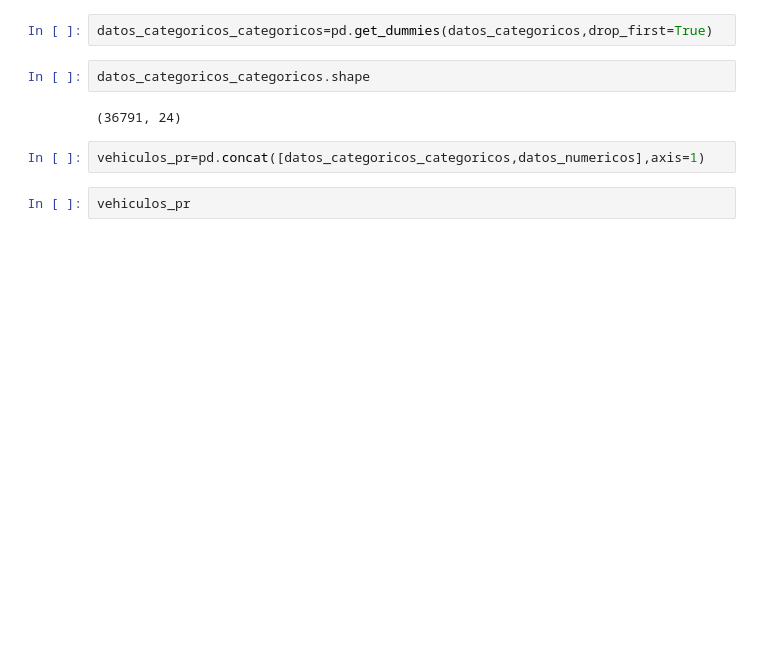
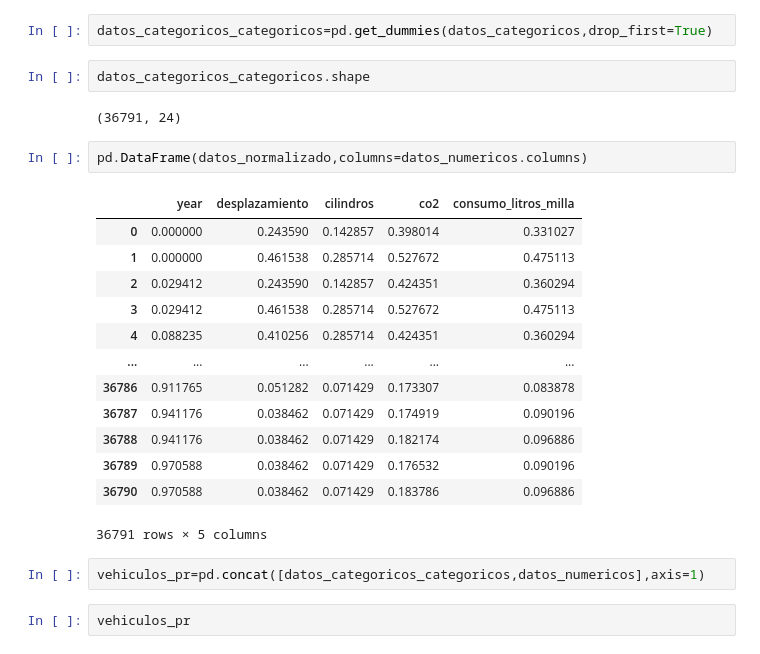
Before and after one commit to jsanz81/Bootcamp_Abril2023, a Jupyter notebook: 05_Machine_Learning/03_Aprendizaje_No_Supervisado/Cluster/Kmeans/K-Means.ipynb, the cells around one changed output. Drawn from its saved outputs; the diff is of its cells as text; blank space fills up the shorter version.

```diff
--- a/05_Machine_Learning/03_Aprendizaje_No_Supervisado/Cluster/Kmeans/K-Means.ipynb
+++ b/05_Machine_Learning/03_Aprendizaje_No_Supervisado/Cluster/Kmeans/K-Means.ipynb
@@ -104,6 +136,22 @@ datos_categoricos_categoricos=pd.get_dummies(datos_categoricos,drop_first=True)
 datos_categoricos_categoricos.shape
 # %% [output]
 (36791, 24)
+# %%
+pd.DataFrame(datos_normalizado,columns=datos_numericos.columns)
+# %% [output]
+|  | year | desplazamiento | cilindros | co2 | consumo_litros_milla |
+| 0 | 0.000000 | 0.243590 | 0.142857 | 0.398014 | 0.331027 |
+| 1 | 0.000000 | 0.461538 | 0.285714 | 0.527672 | 0.475113 |
+| 2 | 0.029412 | 0.243590 | 0.142857 | 0.424351 | 0.360294 |
+| 3 | 0.029412 | 0.461538 | 0.285714 | 0.527672 | 0.475113 |
+| 4 | 0.088235 | 0.410256 | 0.285714 | 0.424351 | 0.360294 |
+| ... | ... | ... | ... | ... | ... |
+| 36786 | 0.911765 | 0.051282 | 0.071429 | 0.173307 | 0.083878 |
+| 36787 | 0.941176 | 0.038462 | 0.071429 | 0.174919 | 0.090196 |
+| 36788 | 0.941176 | 0.038462 | 0.071429 | 0.182174 | 0.096886 |
+| 36789 | 0.970588 | 0.038462 | 0.071429 | 0.176532 | 0.090196 |
+| 36790 | 0.970588 | 0.038462 | 0.071429 | 0.183786 | 0.096886 |
+36791 rows × 5 columns
 # %%
 vehiculos_pr=pd.concat([datos_categoricos_categoricos,datos_numericos],axis=1)
 # %%
```
Also changed, not shown: parts of 4 cells of this notebook.
